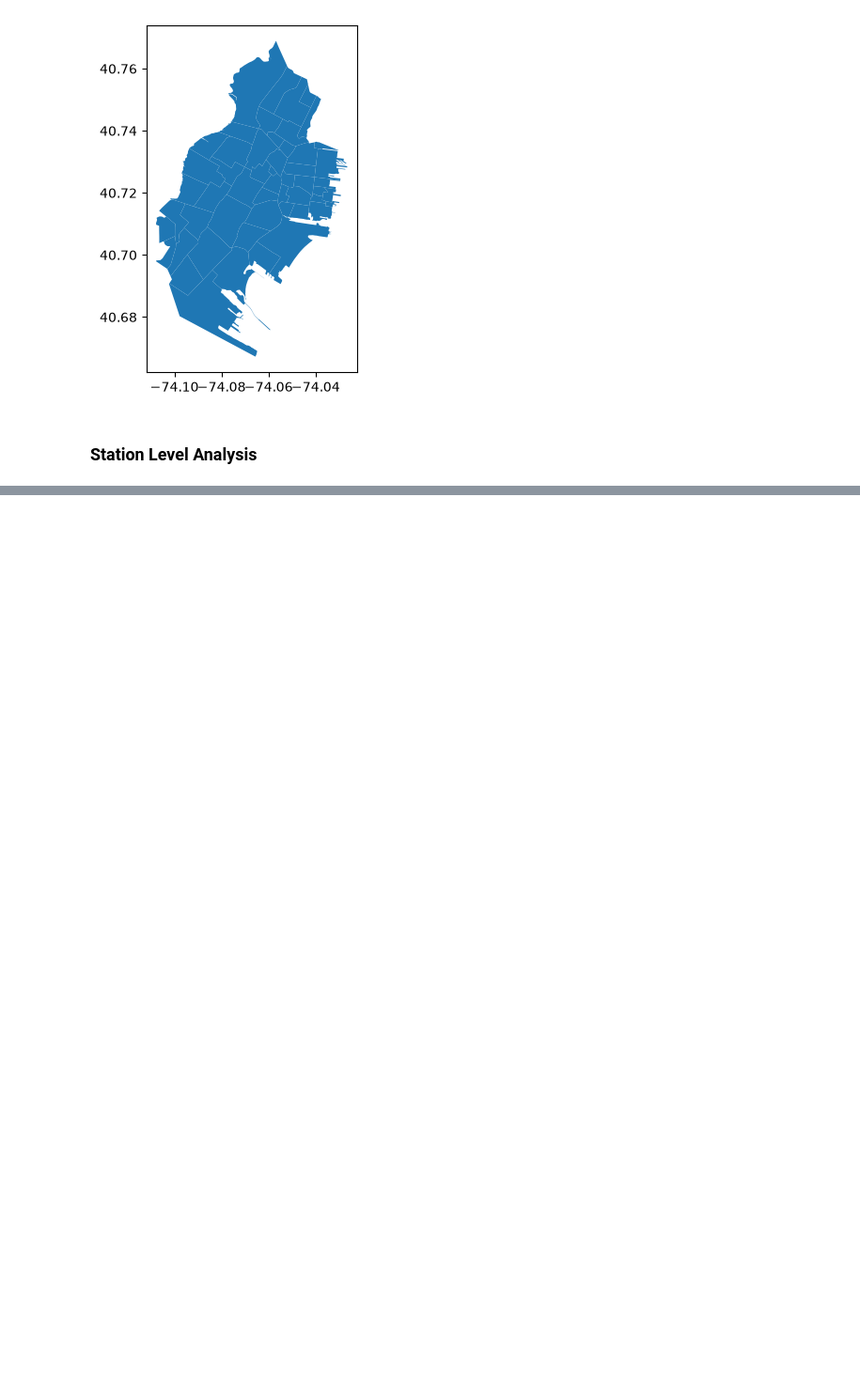
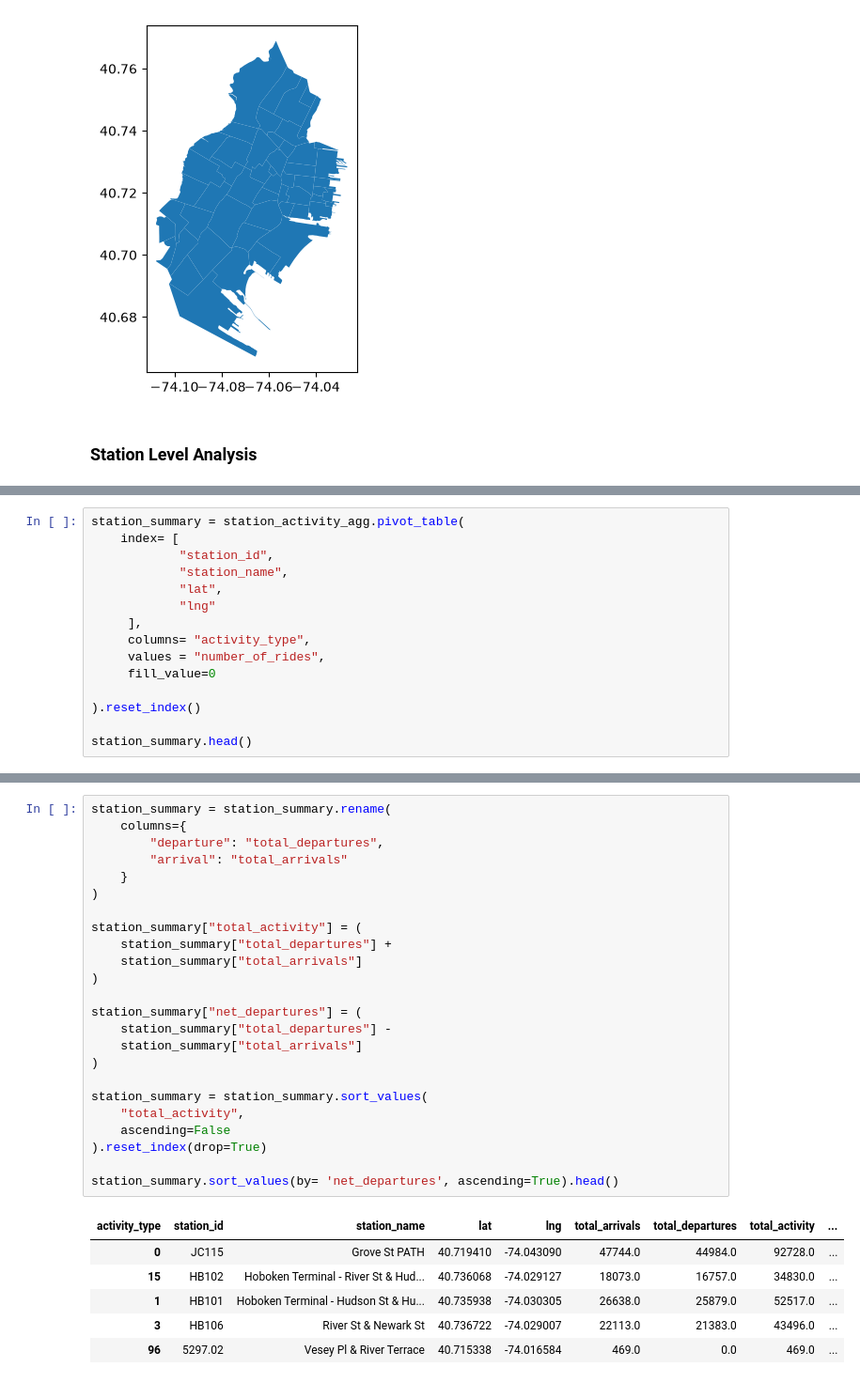
Before and after one commit to StellaMalakyan/citibike_analysis, a Jupyter notebook: notebooks/5_Neighbourhood_Analysis.ipynb, the cells around one changed output, grey strips where cells are left out. Shown at 94% size. Drawn from its saved outputs; the diff is of its cells as text; blank space fills up the shorter version.

```diff
--- a/notebooks/5_Neighbourhood_Analysis.ipynb
+++ b/notebooks/5_Neighbourhood_Analysis.ipynb
@@ -86,0 +205,15 @@ Matplotlib is building the font cache; this may take a moment.
+# %%
+station_summary = station_activity_agg.pivot_table(
+    index= [
+            "station_id",
+            "station_name",
+            "lat",
+            "lng"
+     ],
+     columns= "activity_type",
+     values = "number_of_rides",
+     fill_value=0
+
+).reset_index()
+
+station_summary.head()
@@ -86,0 +227,31 @@ Matplotlib is building the font cache; this may take a moment.
+# %%
+station_summary = station_summary.rename(
+    columns={
+        "departure": "total_departures",
+        "arrival": "total_arrivals"
+    }
+)
+
+station_summary["total_activity"] = (
+    station_summary["total_departures"] +
+    station_summary["total_arrivals"]
+)
+
+station_summary["net_departures"] = (
+    station_summary["total_departures"] -
+    station_summary["total_arrivals"]
+)
+
+station_summary = station_summary.sort_values(
+    "total_activity",
+    ascending=False
+).reset_index(drop=True)
+
+station_summary.sort_values(by= 'net_departures', ascending=True).head()
+# %% [output]
+| activity_type | station_id | station_name | lat | lng | total_arrivals | total_departures | total_activity | ... |
+| 0 | JC115 | Grove St PATH | 40.719410 | -74.043090 | 47744.0 | 44984.0 | 92728.0 | ... |
+| 15 | HB102 | Hoboken Terminal - River St & Hud... | 40.736068 | -74.029127 | 18073.0 | 16757.0 | 34830.0 | ... |
+| 1 | HB101 | Hoboken Terminal - Hudson St & Hu... | 40.735938 | -74.030305 | 26638.0 | 25879.0 | 52517.0 | ... |
+| 3 | HB106 | River St & Newark St | 40.736722 | -74.029007 | 22113.0 | 21383.0 | 43496.0 | ... |
+| 96 | 5297.02 | Vesey Pl & River Terrace | 40.715338 | -74.016584 | 469.0 | 0.0 | 469.0 | ... |
```
Also changed, not shown: parts of 25 cells of this notebook.
